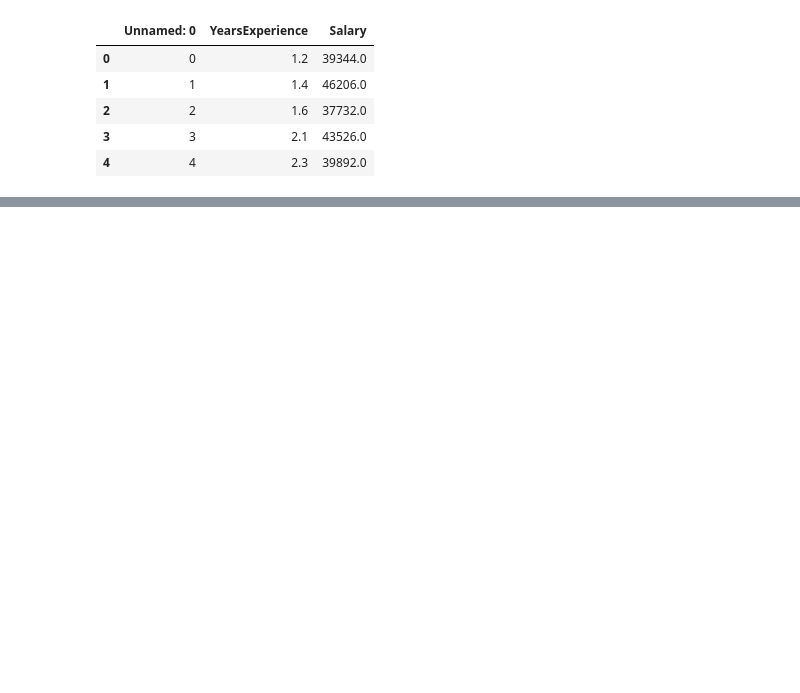
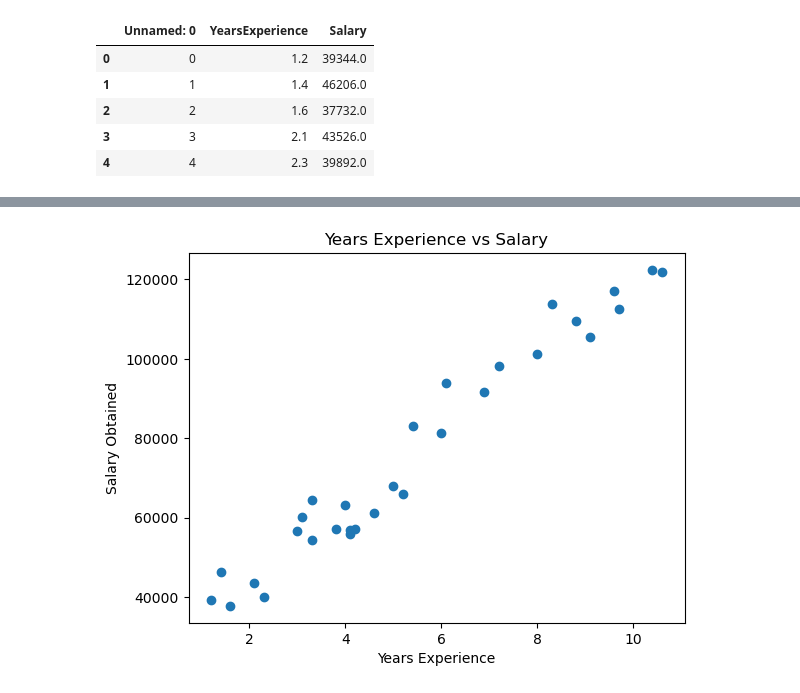
Before and after one commit to orishashakya/Data-Science-Workbook, a Jupyter notebook: Linear Regression/salary_prediction.ipynb, the cells around one changed output, grey strips where cells are left out. Saved outputs shown, nothing was run; the diff lists cells and outputs as text; code cells hidden in the pictures; blank space fills up the shorter version.

```diff
--- a/Linear Regression/salary_prediction.ipynb
+++ b/Linear Regression/salary_prediction.ipynb
@@ -28,7 +20,7 @@ Saving Salary_dataset.csv to Salary_dataset.csv
 # %%
 import pandas as pd
 
-df = pd.read_csv("Salary_dataset.csv")
+df = pd.read_csv(r"datasets/Salary_dataset.csv")
 df.head()
 # %% [output]
 |  | Unnamed: 0 | YearsExperience | Salary |
@@ -39,0 +65,8 @@ df.head()
+# %%
+plt.scatter(df['YearsExperience'],df['Salary'])
+plt.xlabel('Years Experience')
+plt.ylabel('Salary Obtained')
+plt.title('Years Experience vs Salary')
+plt.show()
+# %% [output]
+[figure, added]
```
Also changed, not shown: parts of 30 cells of this notebook, 2 other files.
